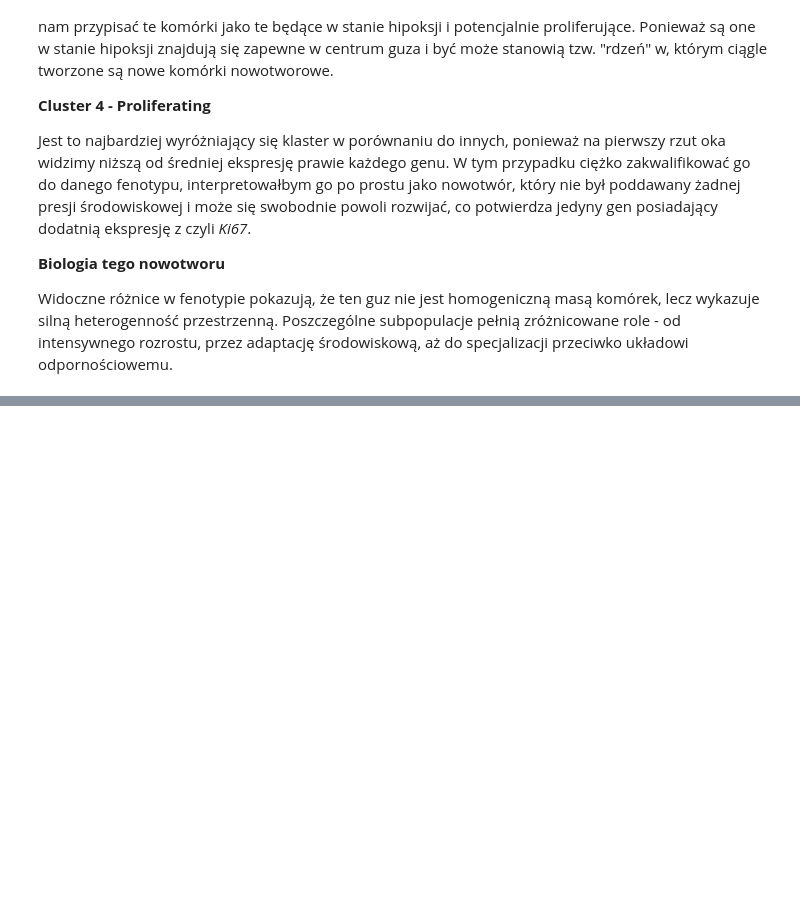
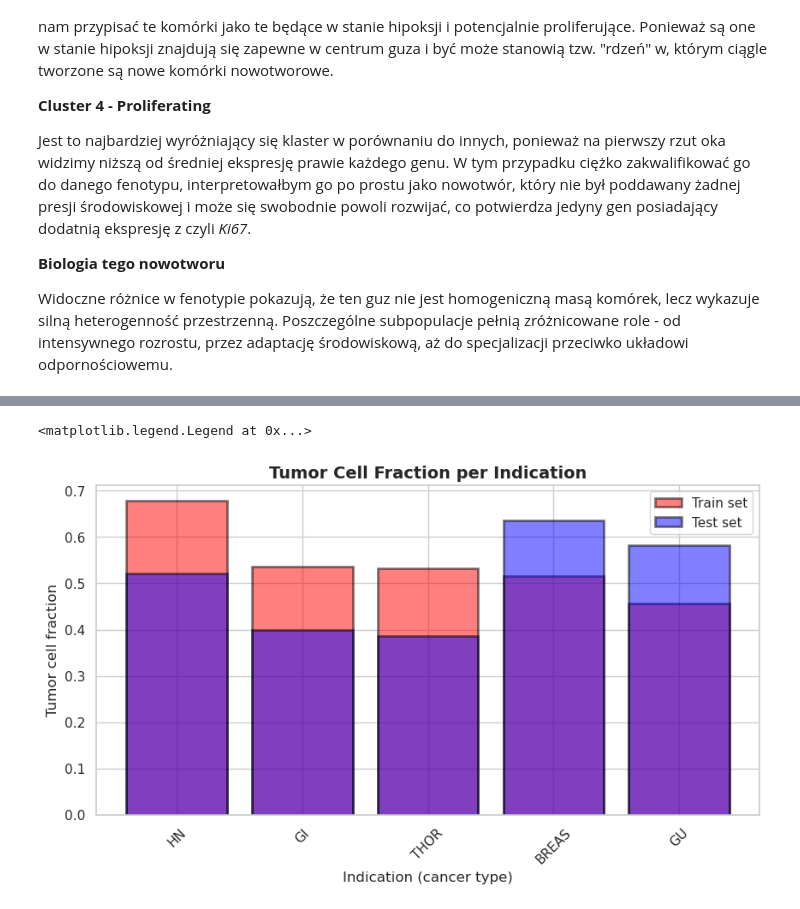
Before and after one commit to ejhuus/spatial-proteomics, a Jupyter notebook: spatial_proteomics.ipynb, the cells around one changed output, grey strips where cells are left out. Drawn from its saved outputs; the diff is of its cells as text; code cells hidden in the pictures; blank space fills up the shorter version.

```diff
--- a/spatial_proteomics.ipynb
+++ b/spatial_proteomics.ipynb
@@ -718,0 +735,16 @@ Widoczne różnice w fenotypie pokazują, że ten guz nie jest homogeniczną mas
+# %%
+def compute_tumor_fraction(adata):
+    tumor_frac = (
+        adata.obs
+        .groupby("Indication", observed=True)["celltypes"] # grupujemy po indikacji i subsetujemy kolumnę z typami komórek
+        .apply(lambda s: (s == "Tumor").mean()) # dla każdej grupy obliczamy średnią, która odpowiada frakcji komórek nowotworowych
+        .rename("Tumor_fraction")
+        .sort_values(ascending=False)
+        .reset_index()
+        .assign(Dataset="Train" if adata is train_adata else "Test")
+    )
+    return tumor_frac
+
+
+train_tumor_frac = compute_tumor_fraction(train_adata)
+test_tumor_frac = compute_tumor_fraction(test_adata)
@@ -718,0 +769,25 @@ Widoczne różnice w fenotypie pokazują, że ten guz nie jest homogeniczną mas
+# %%
+plt.rcParams['figure.dpi'] = 100
+fig1, ax1 = plt.subplots(figsize=(10, 5))
+
+color = {"Train": "red", "Test": "blue"}
+
+for tumor_frac in [train_tumor_frac, test_tumor_frac]:
+    # Wykre słupkowy frakcji komórek nowotworowych dla każdej indikacji
+    ax1.bar(
+        tumor_frac["Indication"],
+        tumor_frac["Tumor_fraction"],
+        color=color[str(tumor_frac["Dataset"].iloc[0])],
+        edgecolor="black",
+        linewidth=2,
+        alpha=0.5,
+        label=f"{tumor_frac['Dataset'].iloc[0].capitalize()} set"
+    )
+    ax1.set_xlabel("Indication (cancer type)", fontsize=12)
+    ax1.set_ylabel("Tumor cell fraction", fontsize=12)
+    ax1.set_title("Tumor Cell Fraction per Indication", fontsize=14, fontweight="bold")
+    ax1.tick_params(axis="x", rotation=45)
+ax1.legend()
+# %% [output]
+<matplotlib.legend.Legend at 0x...>
+[figure, added]
```
Also changed, not shown: parts of 18 cells of this notebook.
